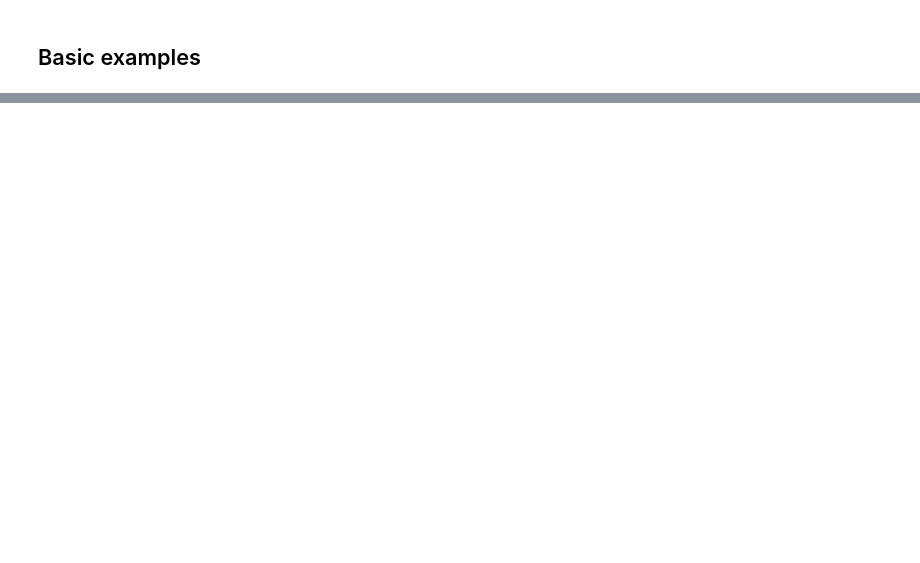
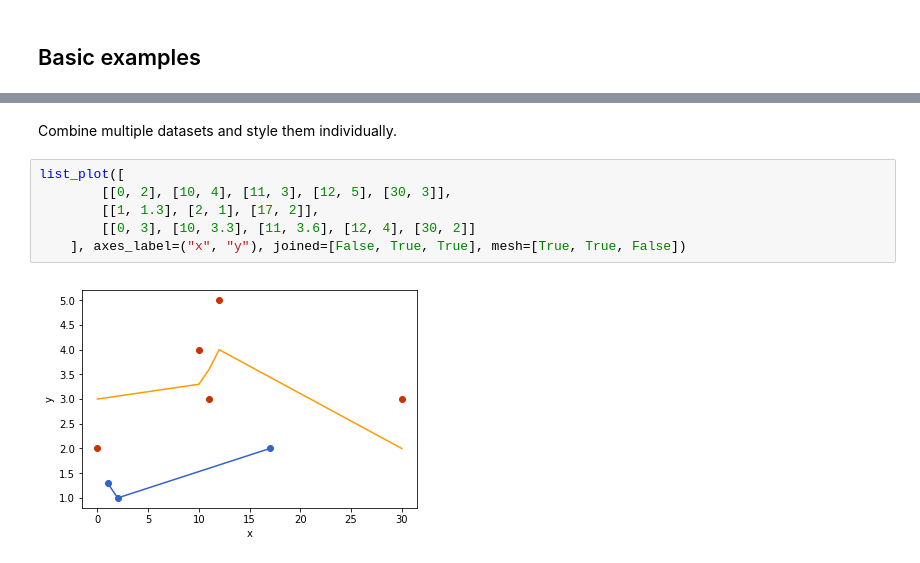
Before and after one commit to JEM-Mosig/blog-garnelo_neural_2018, a Jupyter notebook: doc/ref/list_plot.ipynb, the cells around one changed output, grey strips where cells are left out. Drawn from its saved outputs; the diff is of its cells as text; blank space fills up the shorter version.

```diff
--- a/doc/ref/list_plot.ipynb
+++ b/doc/ref/list_plot.ipynb
@@ -26,0 +41,10 @@ list_plot([[0, 2], [10, 4], [11, 3], [12, 5], [30, 3]], axes_label=("x in second
+# %% [markdown]
+Combine multiple datasets and style them individually.
+# %%
+list_plot([
+        [[0, 2], [10, 4], [11, 3], [12, 5], [30, 3]],
+        [[1, 1.3], [2, 1], [17, 2]],
+        [[0, 3], [10, 3.3], [11, 3.6], [12, 4], [30, 2]]
+    ], axes_label=("x", "y"), joined=[False, True, True], mesh=[True, True, False])
+# %% [output]
+[figure, added]
```
Also changed, not shown: parts of 10 cells of this notebook, 2 other files.
